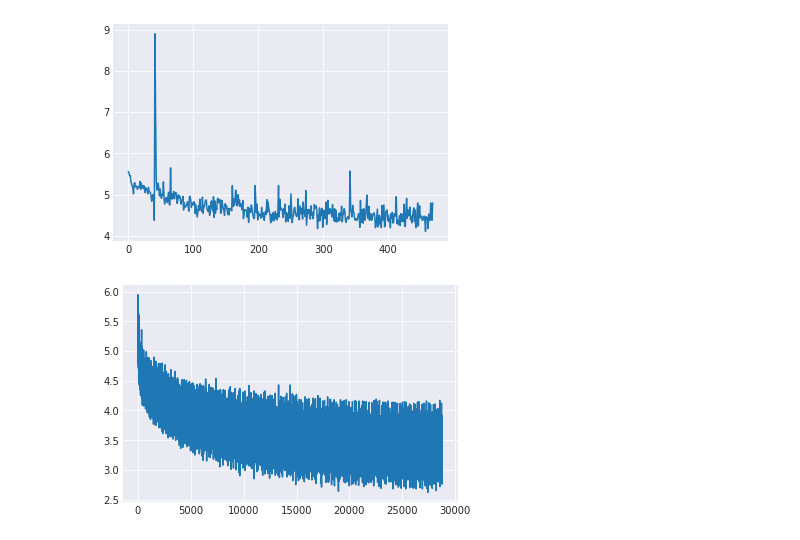
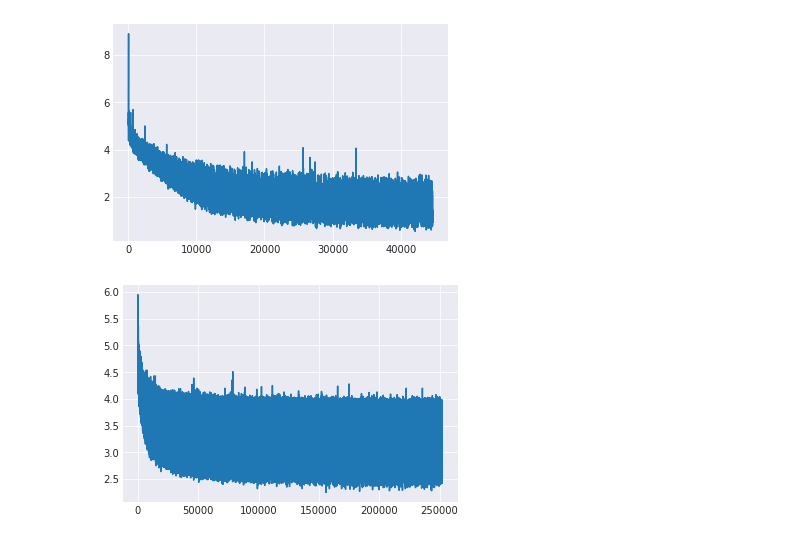
Before and after one commit to ShichengChen/Audio-Source-Separation, a Jupyter notebook: plotLoss.ipynb, the cells around one changed output. Cells and saved outputs as stored; diff of their text form; code cells hidden in the pictures.

```diff
--- a/plotLoss.ipynb
+++ b/plotLoss.ipynb
@@ -11,7 +11,7 @@ content = [x.strip() for x in content]
 plotcon = np.around(np.array(content).astype(float),2)
 # %%
 while True:
-    with open('./lossRecord/newmodellossfile.txt') as f:
+    with open('./lossRecord/trypadlossfile.txt') as f:
     #with open('./lossRecord/lossfiletwo.txt') as f:
         content = f.readlines()
     content = [x.strip() for x in content]
@@ -38,21 +47,20 @@ while True:
     plt.show()
     time.sleep(100)
 # %%
-
-with open('./lossRecord/nopycharmloss.txt') as f:
+with open('./lossRecord/nopycharmlossfile.txt') as f:
 #with open('./lossRecord/lossfiletwo.txt') as f:
     content = f.readlines()
 content = [x.strip() for x in content]
 plotcon = np.around(np.array(content).astype(float),2)
 sns.set_style("darkgrid")
 plt.plot(plotcon)
 plt.xticks()
 plt.yticks()
 plt.show()
 # %% [output]
-[figure, old version]
+[figure, new version]
 # %%
-with open('./lossRecord/pycharmloss2.txt') as f:
+with open('./lossRecord/pycharmlossfile.txt') as f:
 #with open('./lossRecord/lossfiletwo.txt') as f:
     content = f.readlines()
 content = [x.strip() for x in content]
@@ -63,4 +71,4 @@ plt.xticks()
 plt.yticks()
 plt.show()
 # %% [output]
-[figure, old version]
+[figure, new version]
```
Also changed, not shown: parts of 1 cell of this notebook, 18 other files.
